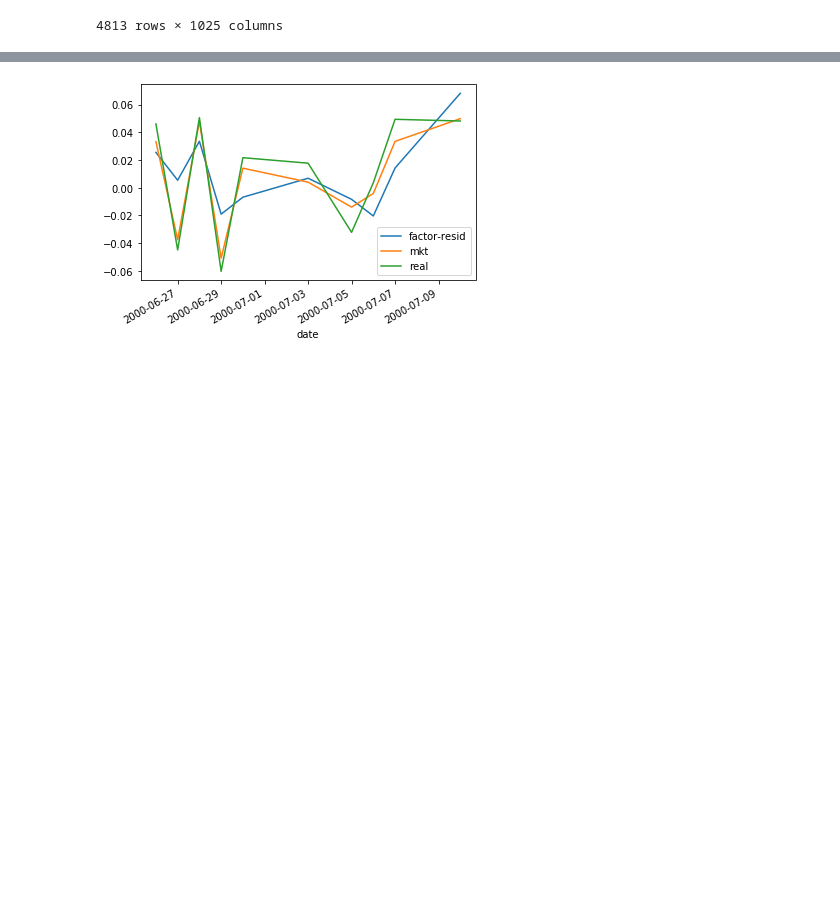
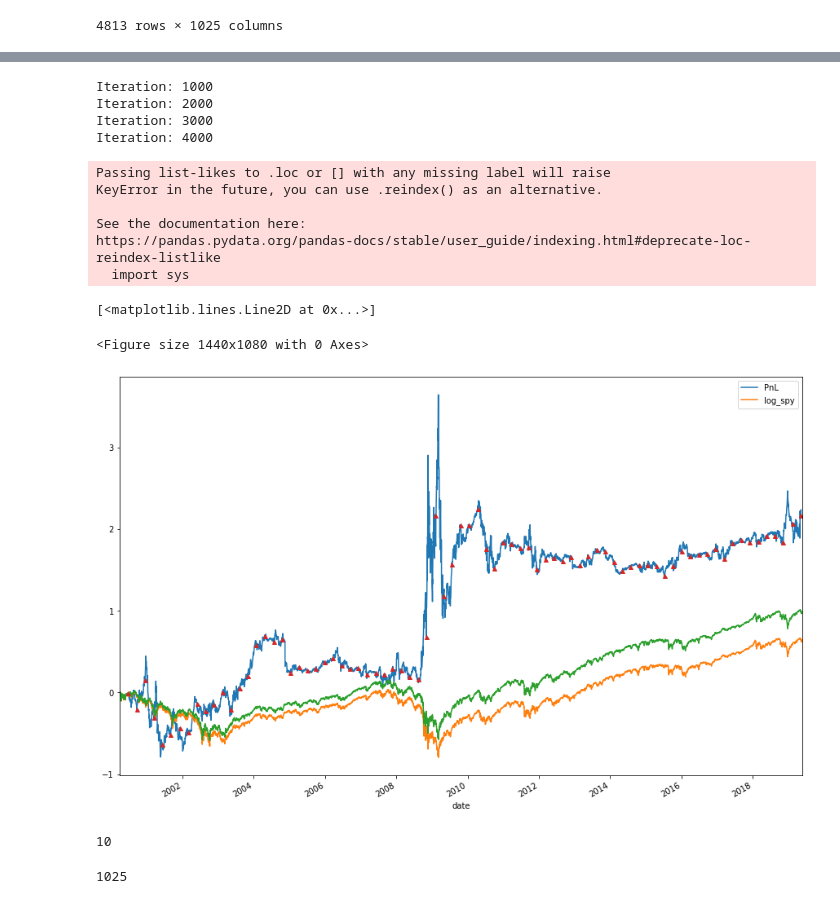
Before and after one commit to jase-clarkson/mini_1, a Jupyter notebook: stat_arb.ipynb, the cells around one changed output, grey strips where cells are left out. Saved outputs shown, nothing was run; the diff lists cells and outputs as text; code cells hidden in the pictures; blank space fills up the shorter version.

```diff
--- a/stat_arb.ipynb
+++ b/stat_arb.ipynb
@@ -13,7 +13,7 @@ import statsmodels.api as sm
 import math
 import importlib
 
-PATH = '/data/hawfinch/clarkson/data/us_eq/cache'
+PATH = '/home/clarkson/data/us_eq/cache'
 # %%
 df = pd.read_pickle('{}/log_returns_cleaned.pkl'.format(PATH))
 
@@ -122,10 +42,52 @@ KeyboardInterrupt:
-# %%
-# print(scores[pd.Timestamp('2000-06-23 00:00:00')])
-scores[pd.Timestamp('2000-06-23 00:00:00')].loc[:, 'AAPL'].cumsum().plot(label='factor-resid')
-df_excess.loc['2000-06-26':'2000-07-10', 'AAPL'].plot(label='mkt')
-df.loc['2000-06-26':'2000-07-10', 'AAPL'].plot(label='real')
-
-plt.legend()
-plt.show()
-# %% [output]
-[figure, removed]
+# %%
+importlib.reload(dr)
+importlib.reload(sa)
+
+def backtest(df_lr, df_exc, strats):
+    i = 0
+    for strat in strats:
+        strat.set_calibration_dates(df_lr)
+        strat.init(data)
+    for index, row in df.iloc[cal_ix[1]:].iterrows():
+        for strat in strats:
+            strat.calibrate_portfolio(df_lr, index)
+            strat.update(row, index)
+#         val = df.iloc[ix+1:ix+1+forecast_horizon]
+        i += 1
+        if i % 1000 == 0:
+            print('Iteration: {}'.format(i))
+    return strat
+
+
+strat = backtest(df, df_excess)
+# %% [output]
+Iteration: 1000
+Iteration: 2000
+Iteration: 3000
+Iteration: 4000
+# %%
+fig = plt.figure(figsize=(20, 15))
+strat.pnl.cumsum().plot(figsize=(15, 10))
+spy.cumsum().plot(label='log_spy')
+plt.legend()
+np.corrcoef(strat.pnl.values.T, spy.loc[strat.pnl.index].values)
+(np.exp(spy) -1).cumsum().plot()
+plt.plot(strat.cal_dates, strat.pnl.cumsum().loc[strat.cal_dates],'^', markersize=5)
+# %% [output]
+Passing list-likes to .loc or [] with any missing label will raise
+KeyError in the future, you can use .reindex() as an alternative.
+
+See the documentation here:
+https://pandas.pydata.org/pandas-docs/stable/user_guide/indexing.html#deprecate-loc-reindex-listlike
+  import sys
+[<matplotlib.lines.Line2D at 0x...>]
+<Figure size 1440x1080 with 0 Axes>
+[figure, added]
+# %%
+strat.fm.n_components_
+# %% [output]
+10
+# %%
+print(df.columns.size)
+# %% [output]
+1025
```
Also changed, not shown: parts of 2 cells of this notebook, 2 other files.
